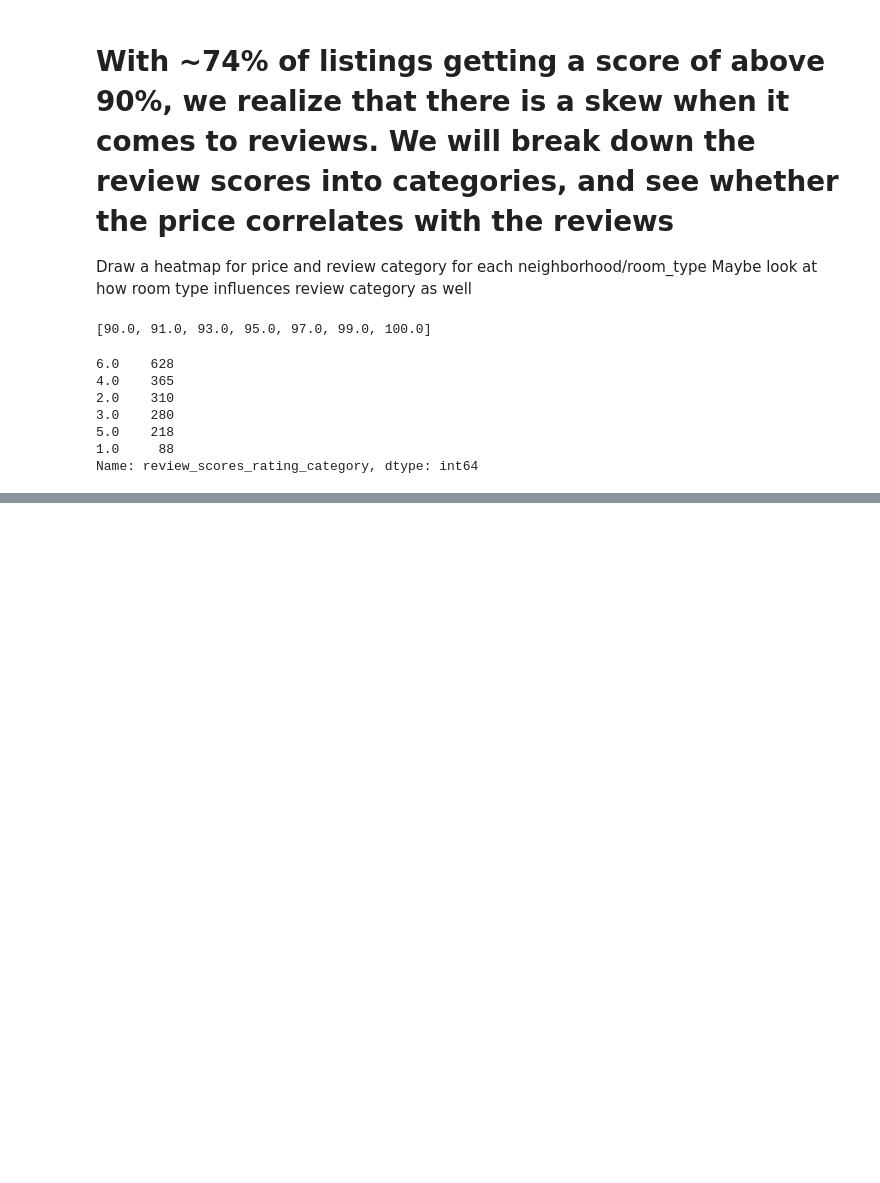
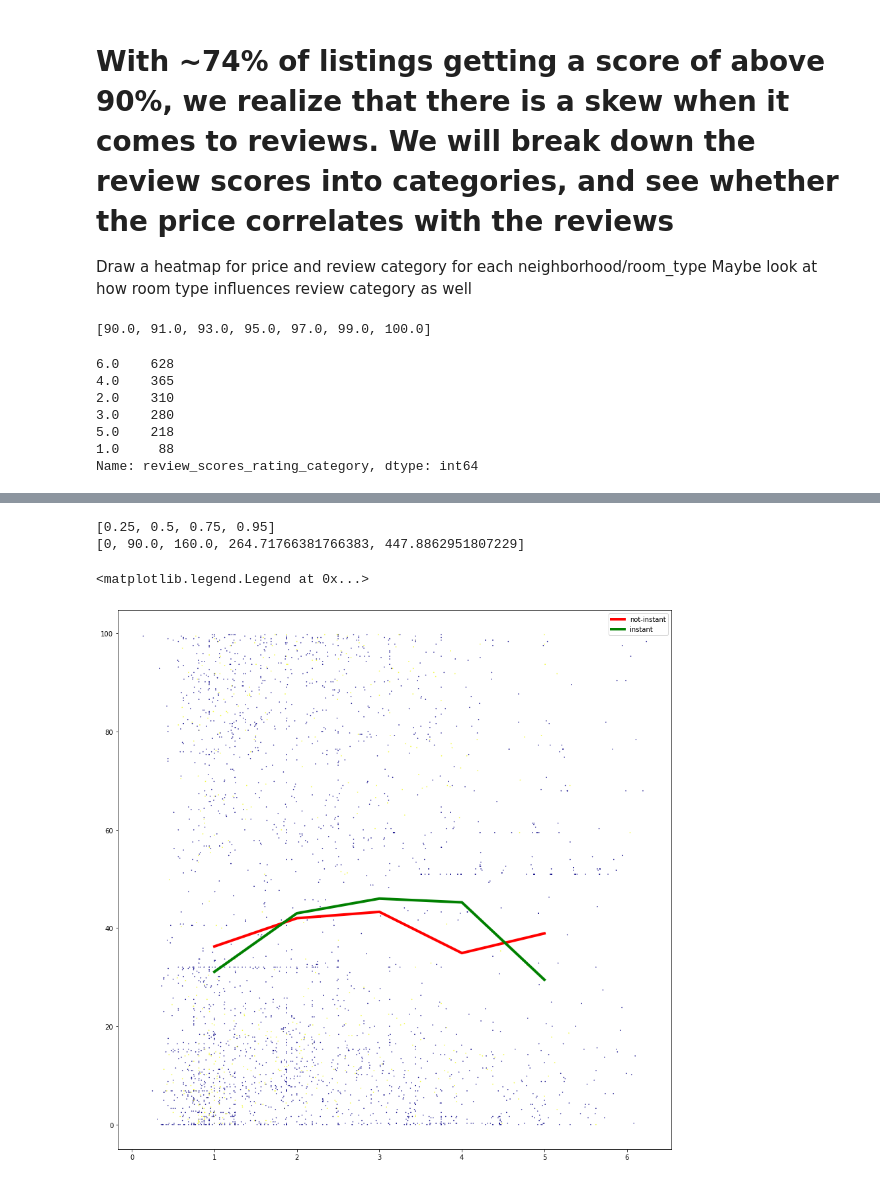
Before and after one commit to ogurashi/Boston-AirBnB-Analysis, a Jupyter notebook: rentals.ipynb, the cells around one changed output, grey strips where cells are left out. Drawn from its saved outputs; the diff is of its cells as text; code cells hidden in the pictures; blank space fills up the shorter version.

```diff
--- a/rentals.ipynb
+++ b/rentals.ipynb
@@ -638,3 +661,18 @@ listings = dummy_column_creator(listings,'neighbourhood')
+# %%
+price_category_bookable = listings.groupby(['price_category','instant_bookable'])['% occupied'].mean().reset_index()
+# %%
+fig, ax = plt.subplots(1,figsize = (15,15))
+print(quantiles)
+print(quantile_values)
+ax.plot(price_category_bookable[price_category_bookable['instant_bookable']==0]['price_category'],price_category_bookable[price_category_bookable['instant_bookable']==0]['% occupied'],c = 'r',label = 'not-instant',linewidth = 4)#,s='10')
+ax.plot(price_category_bookable[price_category_bookable['instant_bookable']==1]['price_category'],price_category_bookable[price_category_bookable['instant_bookable']==1]['% occupied'],c = 'g',label = 'instant',linewidth = 4)
+ax.scatter(listings[listings['average_price']<500]['average_price']/80,listings[listings['average_price']<500]['% occupied'],c = listings[listings['average_price']<500]['instant_bookable'],cmap='plasma',s=0.3)
+ax.legend()
+# %% [output]
+[0.25, 0.5, 0.75, 0.95]
+[0, 90.0, 160.0, 264.71766381766383, 447.8862951807229]
+<matplotlib.legend.Legend at 0x...>
+[figure, added]
 # %%
 list(listings.columns)
 # %% [output]
```
Also changed, not shown: parts of 26 cells of this notebook.
